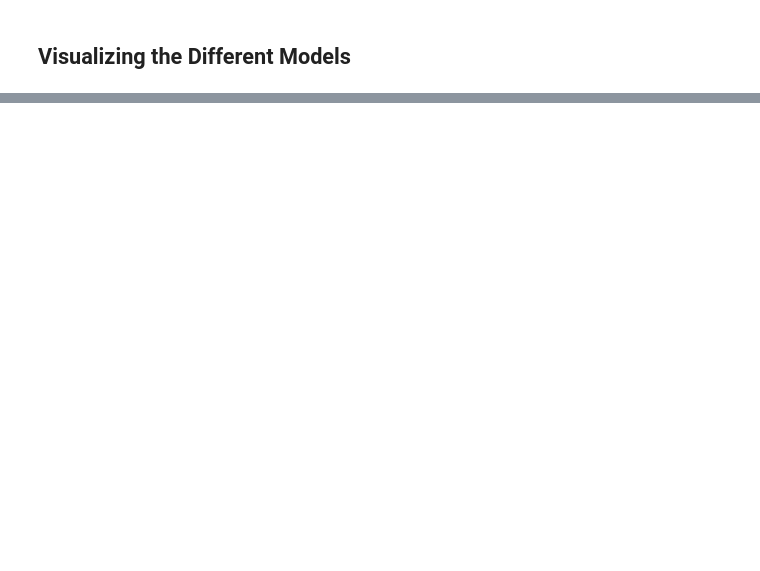
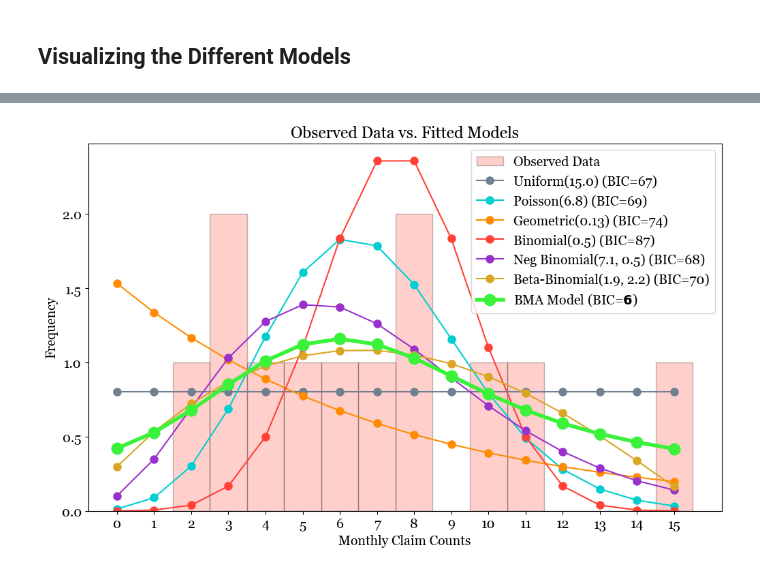
Before and after one commit to AlexFiliakov/bayesian-case-study, a Jupyter notebook: bayesian_case_study.ipynb, the cells around one changed output, grey strips where cells are left out. Saved outputs shown, nothing was run; the diff lists cells and outputs as text; code cells hidden in the pictures; blank space fills up the shorter version.

Commit message:
added geometic and binomial, but not yet to BMA

```diff
--- a/bayesian_case_study.ipynb
+++ b/bayesian_case_study.ipynb
@@ -191,13 +256,16 @@ BIC for the Negative Binomial model: 68.5
 ## Fitting a Beta-Binomial
 # %%
 import numpy as np
-from scipy.special import betaln
+from scipy.special import betaln, comb
+from scipy.stats import betabinom
 from scipy.optimize import minimize
 
 # Define the Beta-Binomial PMF
 def beta_binomial_pmf(k, n, alpha, beta):
     k = np.asarray(k)  # Ensure k is a numpy array
-    return np.exp(betaln(k + alpha, n - k + beta) - betaln(alpha, beta) - betaln(k + 1, n - k + 1))
+    binom_coeff = comb(n, k)  # Calculate the binomial coefficient
+    pmf = binom_coeff * np.exp(betaln(k + alpha, n - k + beta) - betaln(alpha, beta))
+    return pmf
 
 # Define the negative log-likelihood function for the Beta-Binomial distribution
 def neg_log_likelihood_bb(params, data):
@@ -212,23 +280,23 @@ initial_params = [1, 1]
 model_bb = minimize(neg_log_likelihood_bb, initial_params, args=(y,), bounds=[(1e-5, None), (1e-5, None)])
 
 # Extract the fitted parameters
-alpha_fitted, beta_fitted = model_bb.x
+alpha_bb_fitted, beta_bb_fitted = model_bb.x
 
 # Print the fitted parameters
-print(f"Fitted α (expected number of successes): {round(alpha_fitted,1)}")
-print(f"Fitted β (expected number of failures): {round(beta_fitted,1)}")
+print(f"Fitted α (expected number of successes): {round(alpha_bb_fitted,1)}")
+print(f"Fitted β (expected number of failures): {round(beta_bb_fitted,1)}")
 
 # Calculate the log-likelihood of the model
-log_likelihood_bb = -neg_log_likelihood_bb((alpha_fitted, beta_fitted), y)
+log_likelihood_bb = -neg_log_likelihood_bb((alpha_bb_fitted, beta_bb_fitted), y)
 
 # Number of parameters (k) and number of data points (n)
 k = 2
-n = len(y)
+n = max(y)
 
 # Calculate BIC
 bic_bb = k * np.log(n) - 2 * log_likelihood_bb
 
-print("BIC for the Beta-Binomial model:", round(bic_bb,1))
+print("BIC for the Beta-Binomial model:", int(bic_bb))
 # %% [output]
 Fitted α (expected number of successes): 1.9
 Fitted β (expected number of failures): 2.2
@@ -352,0 +376,57 @@ plt.show()
+# %%
+# Set the font properties
+plt.rcParams['font.family'] = 'Georgia'
+plt.rcParams['font.size'] = 14
+
+# Plot the observed data as a histogram
+plt.figure(figsize=(12, 7))
+plt.hist(y, bins=np.arange(min(y)-0.5, max(y) + 1.5), alpha=0.25, color='#FF4136', edgecolor='black', label='Observed Data')
+
+x = np.arange(0, max(y) + 1)
+
+# Calculate the expected Uniform probabilities
+uniform_pmf_values = uniform_pmf(x, n_fitted)
+uniform_pmf_values = [x * len(y) for x in uniform_pmf_values]  # Scale the PMF by the number of observations
+
+# Overlay the fitted Uniform distribution
+plt.plot(x, uniform_pmf_values, 'o-', label=f'Uniform({round(n_fitted,1)}) (BIC={int(bic_uniform)})', color='#708090', markersize=8)
+
+# Overlay the fitted Poisson distribution
+poisson_pmf = poisson.pmf(x, mean_y) * len(y)  # Scale the PMF by the number of observations
+plt.plot(x, poisson_pmf, 'o-', label=f'Poisson({round(mean_y,1)}) (BIC={int(bic_poi)})', color='#00CED1', markersize=8)
+
+# Overlay the fitted Geometric distribution
+geom_pmf = geom.pmf(x + 1, p_fitted_geom) * len(y)  # Scale the PMF by the number of observations
+plt.plot(x, geom_pmf, 'o-', label=f'Geometric({round(p_fitted_geom, 2)}) (BIC={int(bic_geom)})', color='#FF8C00', markersize=8)
+
+# Calculate the expected Binomial probabilities
+binom_pmf = binom.pmf(x, n_trials, p_fitted_binom) * len(y)  # Scale the PMF by the number of observations
+
+# Overlay the fitted Binomial distribution
+plt.plot(x, binom_pmf, 'o-', label=f'Binomial({round(p_fitted_binom, 1)}) (BIC={int(bic_binom)})', color='#FF4136', markersize=8)
+
+# Calculate the expected Negative Binomial probabilities
+nbinom_pmf = nbinom.pmf(x, r_nb_fitted, p_nb_fitted) * len(y)  # Scale the PMF by the number of observations
+
+# Overlay the fitted Negative Binomial distribution
+plt.plot(x, nbinom_pmf, 'o-', label=f'Neg Binomial({round(r_nb_fitted,1)}, {round(p_nb_fitted,1)}) (BIC={int(bic_nb)})', color='#9932CC', markersize=8)
+
+# Calculate the expected Beta-Binomial probabilities
+beta_binom_pmf = beta_binomial_pmf(x, max(y), alpha_bb_fitted, beta_bb_fitted) * len(y)  # Scale the PMF by the number of observations
+
+# Overlay the fitted Beta-Binomial distribution
+plt.plot(x, beta_binom_pmf, 'o-', label=f'Beta-Binomial({round(alpha_bb_fitted,1)}, {round(beta_bb_fitted,1)}) (BIC={int(bic_bb)})', color='#DAA520', markersize=8)
+
+# Overlay the weighted average model (unhighlighted color is #32CD32)
+plt.plot(x, average_pmf, 'o-', label=f'BMA Model (BIC=$\\mathbf{{{int(bic_averaged_model)}}}$)', color='#3BF23B', markersize=12, linewidth=4)
+
+# Set x-axis labels for every element
+plt.xticks(np.arange(0, max(y) + 1))
+
+plt.title('Observed Data vs. Fitted Models')
+plt.xlabel('Monthly Claim Counts')
+plt.ylabel('Frequency')
+plt.legend()
+plt.show()
+# %% [output]
+[figure, added]
```
Also changed, not shown: parts of 12 cells of this notebook.
